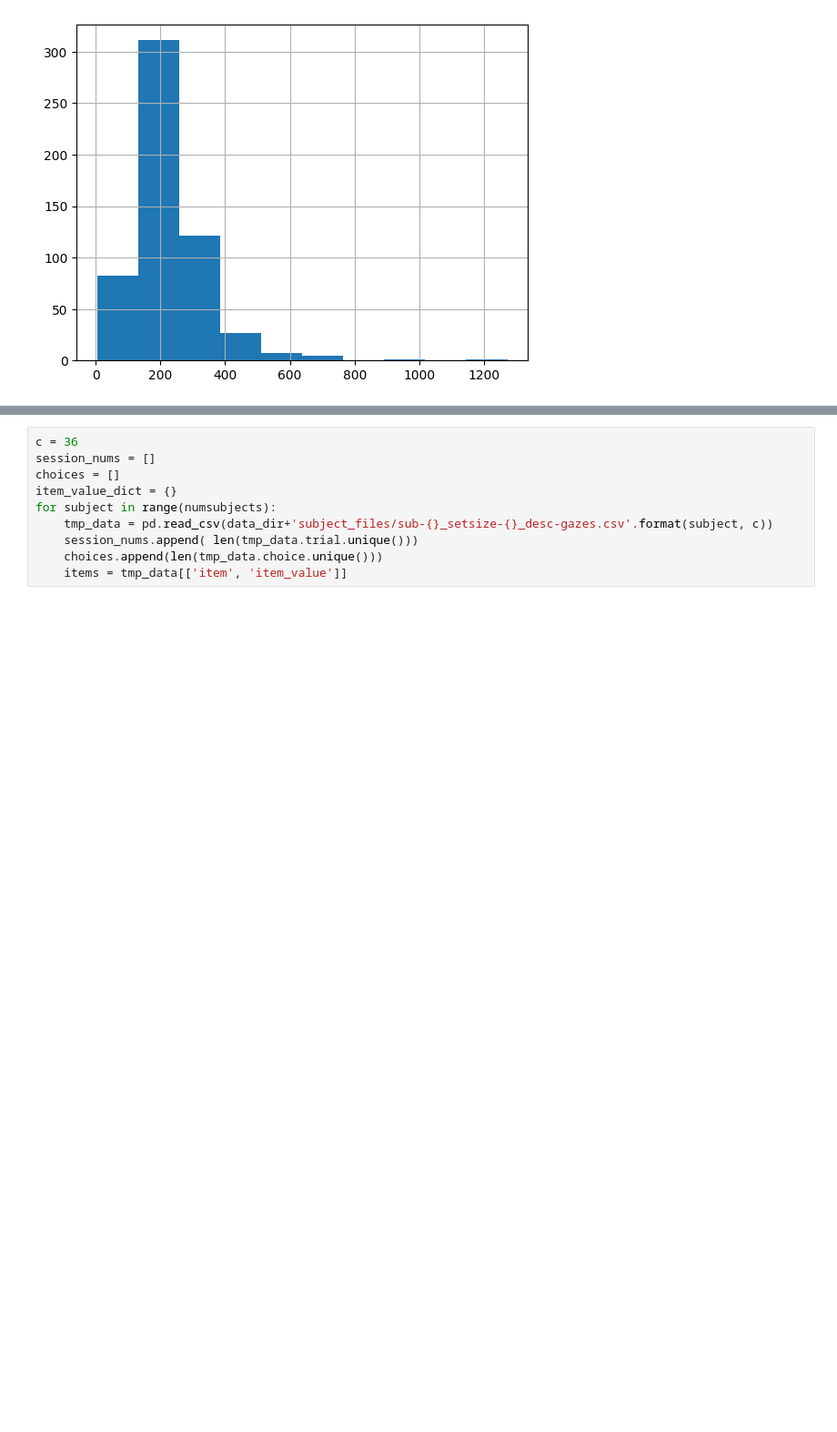
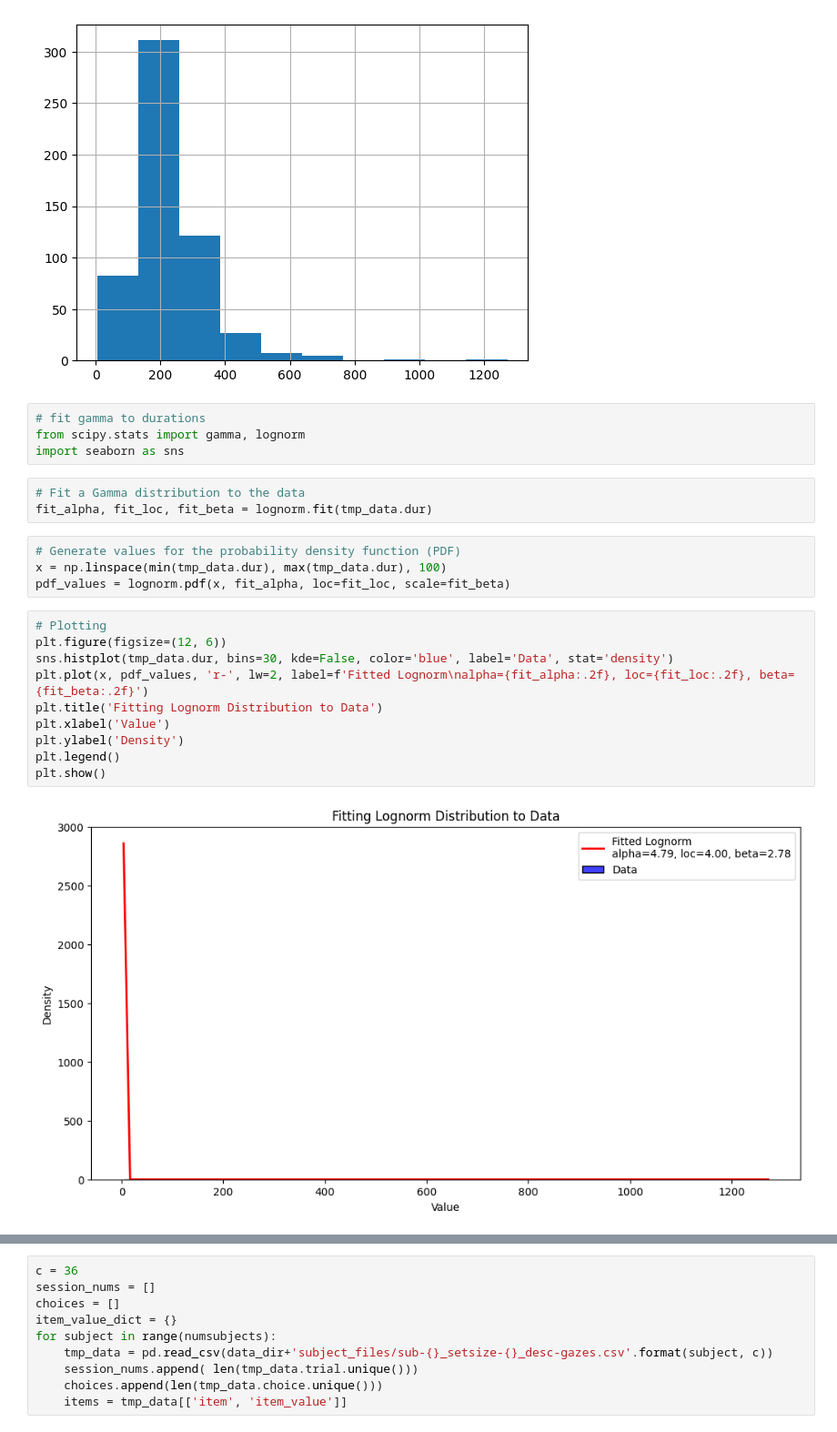
Before and after one commit to trondarild/many-item-choice, a Jupyter notebook: tat/exploration.ipynb, the cells around one changed output, grey strips where cells are left out. Shown at 91% size. Drawn from its saved outputs; the diff is of its cells as text; blank space fills up the shorter version.

```diff
--- a/tat/exploration.ipynb
+++ b/tat/exploration.ipynb
@@ -61,3 +45,26 @@ tmp_data.dur.hist()
 # %% [output]
 <AxesSubplot: >
 [figure]
+# %%
+# fit gamma to durations
+from scipy.stats import gamma, lognorm
+import seaborn as sns
+# %%
+# Fit a Gamma distribution to the data
+fit_alpha, fit_loc, fit_beta = lognorm.fit(tmp_data.dur)
+# %%
+# Generate values for the probability density function (PDF)
+x = np.linspace(min(tmp_data.dur), max(tmp_data.dur), 100)
+pdf_values = lognorm.pdf(x, fit_alpha, loc=fit_loc, scale=fit_beta)
+# %%
+# Plotting
+plt.figure(figsize=(12, 6))
+sns.histplot(tmp_data.dur, bins=30, kde=False, color='blue', label='Data', stat='density')
+plt.plot(x, pdf_values, 'r-', lw=2, label=f'Fitted Lognorm\nalpha={fit_alpha:.2f}, loc={fit_loc:.2f}, beta={fit_beta:.2f}')
+plt.title('Fitting Lognorm Distribution to Data')
+plt.xlabel('Value')
+plt.ylabel('Density')
+plt.legend()
+plt.show()
+# %% [output]
+[figure, added]
```
Also changed, not shown: parts of 15 cells of this notebook, 1 other file.
